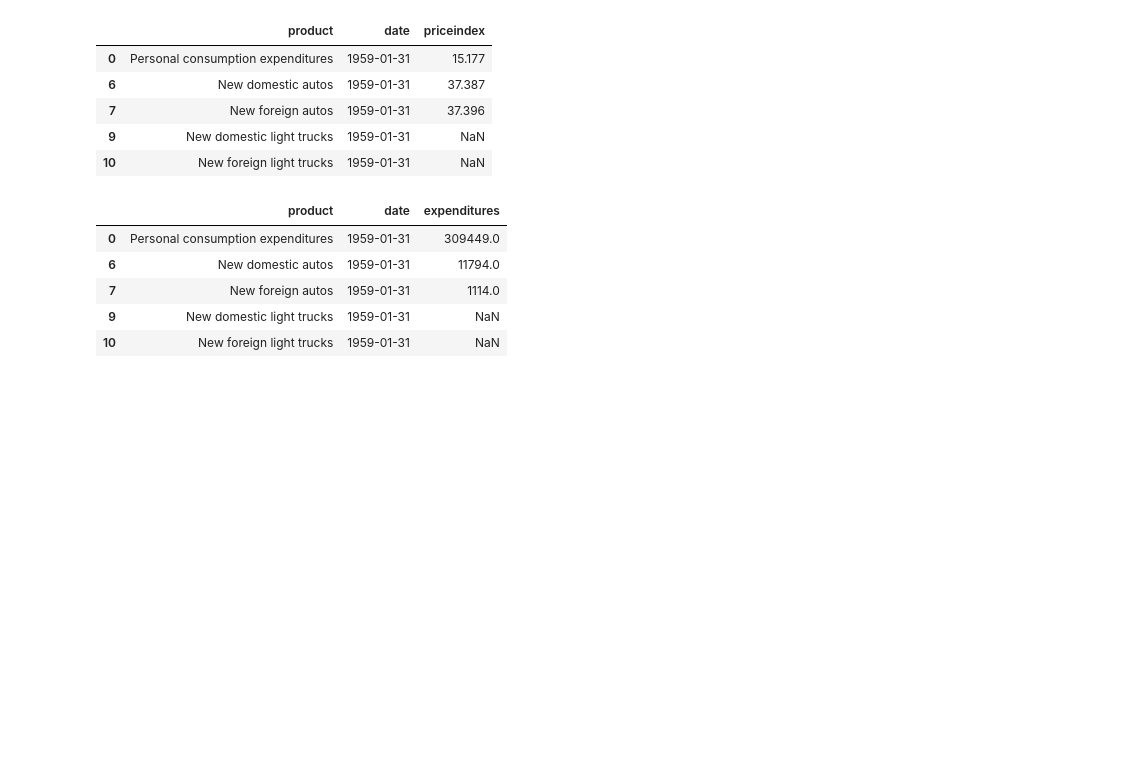
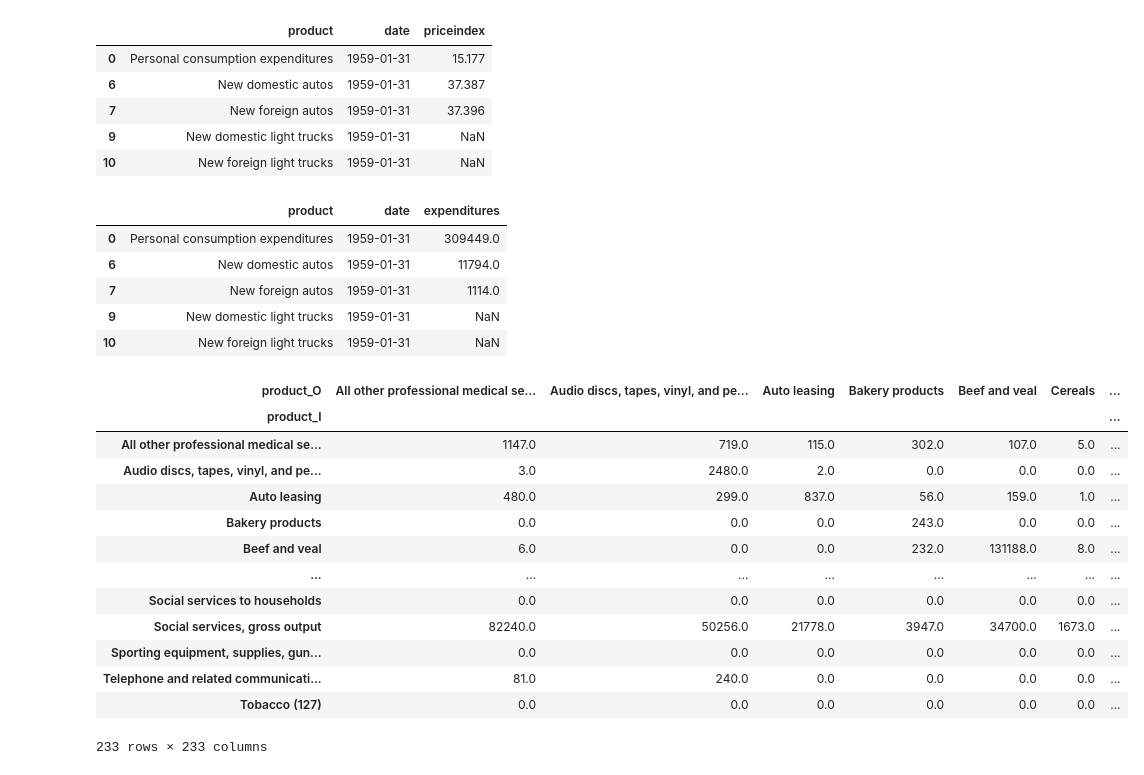
Before and after one commit to emilyfu1/shocks_productionnetworks, a Jupyter notebook: inversions.ipynb, the cells around one changed output. Cells and saved outputs as stored; diff of their text form; code cells hidden in the pictures; blank space fills up the shorter version.

```diff
--- a/inversions.ipynb
+++ b/inversions.ipynb
@@ -56,5 +56,31 @@ iomatrix.to_pickle(path_cleandata + 'firstinversion//iomatrix.pkl')
 iomatrix_fillna = iomatrix.fillna(value=0)
 iomatrix_fillna.to_pickle(path_cleandata + 'firstinversion//iomatrix_fillna.pkl')
+# %%
+# see which goods aren't in input vs output
+inputproducts = list(iomatrix_fillna.index)
+outputproducts = list(iomatrix_fillna.columns)
+to_remove = [x for x in inputproducts + outputproducts if x not in inputproducts or x not in outputproducts]
+
+# remove rows and columns
+iomatrix_fillna.drop(columns=[col for col in to_remove if col in iomatrix_fillna.columns], inplace=True)
+iomatrix_fillna.drop(index=[idx for idx in to_remove if idx in iomatrix_fillna.index], inplace=True)
+# %%
+iomatrix_fillna
+# %% [output]
+| product_O | All other professional medical se... | Audio discs, tapes, vinyl, and pe... | Auto leasing | Bakery products | Beef and veal | Cereals | ... |
+| product_I |  |  |  |  |  |  | ... |
+| All other professional medical se... | 1147.0 | 719.0 | 115.0 | 302.0 | 107.0 | 5.0 | ... |
+| Audio discs, tapes, vinyl, and pe... | 3.0 | 2480.0 | 2.0 | 0.0 | 0.0 | 0.0 | ... |
+| Auto leasing | 480.0 | 299.0 | 837.0 | 56.0 | 159.0 | 1.0 | ... |
+| Bakery products | 0.0 | 0.0 | 0.0 | 243.0 | 0.0 | 0.0 | ... |
+| Beef and veal | 6.0 | 0.0 | 0.0 | 232.0 | 131188.0 | 8.0 | ... |
+| ... | ... | ... | ... | ... | ... | ... | ... |
+| Social services to households | 0.0 | 0.0 | 0.0 | 0.0 | 0.0 | 0.0 | ... |
+| Social services, gross output | 82240.0 | 50256.0 | 21778.0 | 3947.0 | 34700.0 | 1673.0 | ... |
+| Sporting equipment, supplies, gun... | 0.0 | 0.0 | 0.0 | 0.0 | 0.0 | 0.0 | ... |
+| Telephone and related communicati... | 81.0 | 240.0 | 0.0 | 0.0 | 0.0 | 0.0 | ... |
+| Tobacco (127) | 0.0 | 0.0 | 0.0 | 0.0 | 0.0 | 0.0 | ... |
+233 rows × 233 columns
 # %%
 # run vars
 
```
Also changed, not shown: parts of 5 cells of this notebook.
